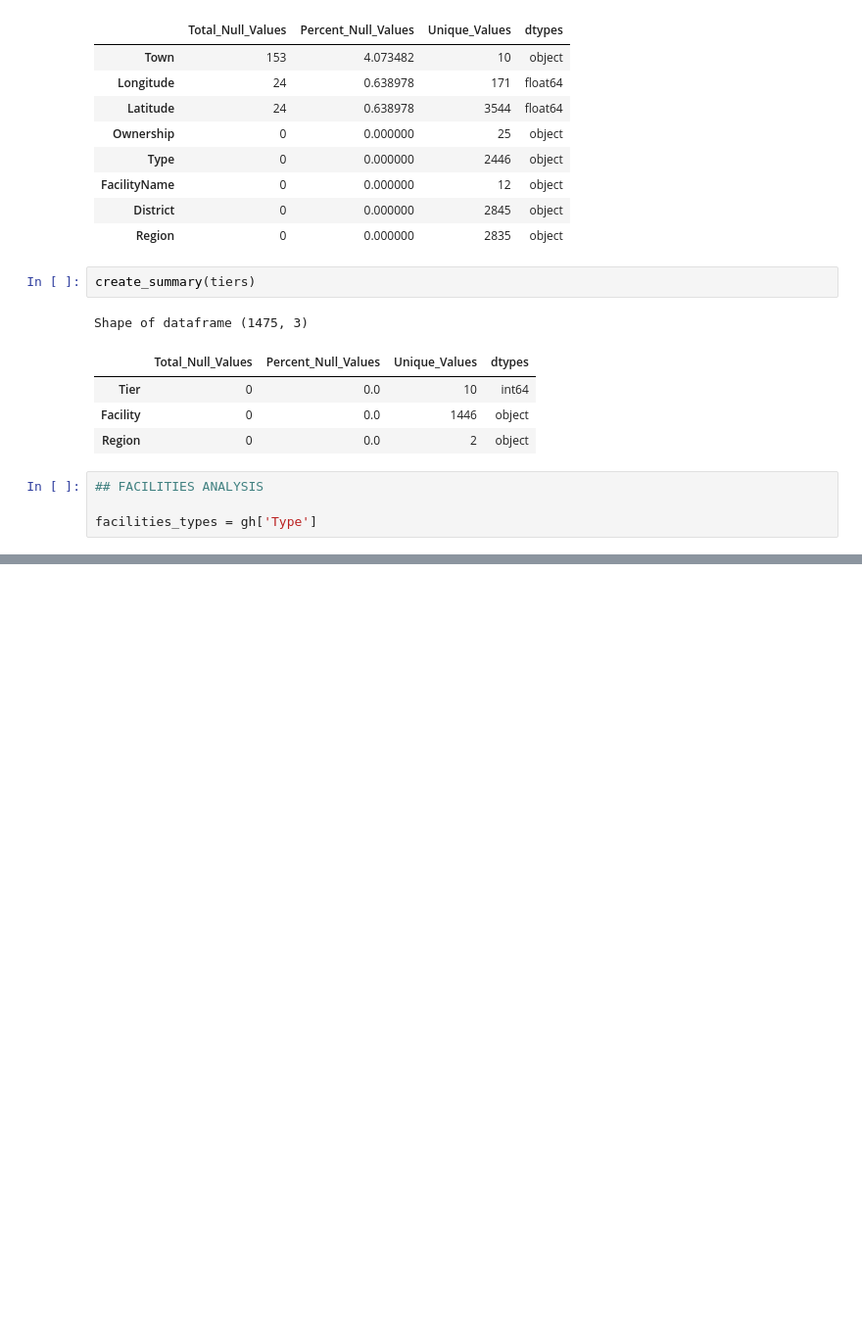
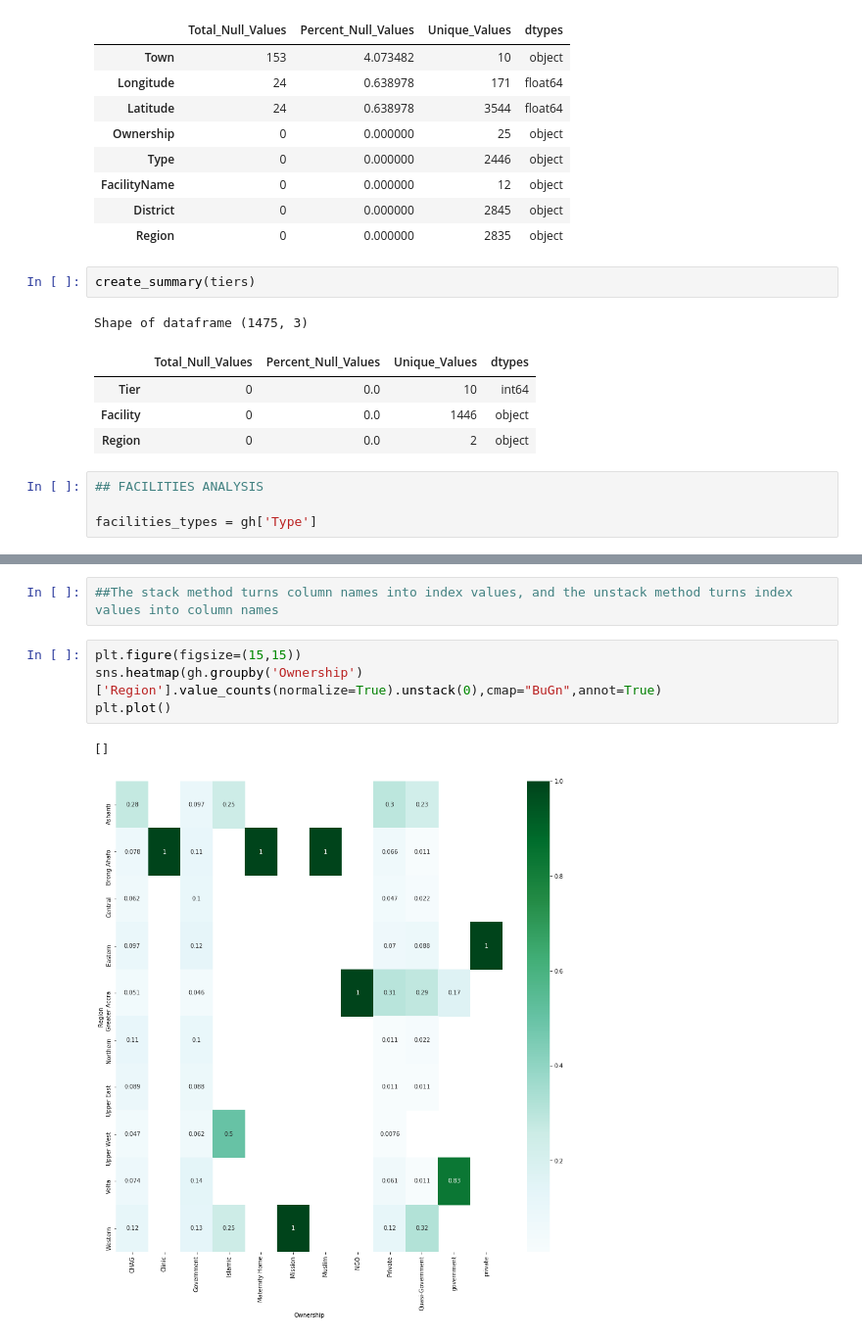
Before and after one commit to AasimBaig/EDA-Notebooks, a Jupyter notebook: Ghana-Health-facilities/ghana.ipynb, the cells around one changed output, grey strips where cells are left out. Shown at 98% size. Drawn from its saved outputs; the diff is of its cells as text; blank space fills up the shorter version.

```diff
--- a/Ghana-Health-facilities/ghana.ipynb
+++ b/Ghana-Health-facilities/ghana.ipynb
@@ -95,0 +125,9 @@ sns.countplot(facilities_types)
+# %%
+##The stack method turns column names into index values, and the unstack method turns index values into column names
+# %%
+plt.figure(figsize=(15,15))
+sns.heatmap(gh.groupby('Ownership')['Region'].value_counts(normalize=True).unstack(0),cmap="BuGn",annot=True)
+plt.plot()
+# %% [output]
+[]
+[figure, added]
```
Also changed, not shown: parts of 8 cells of this notebook.
